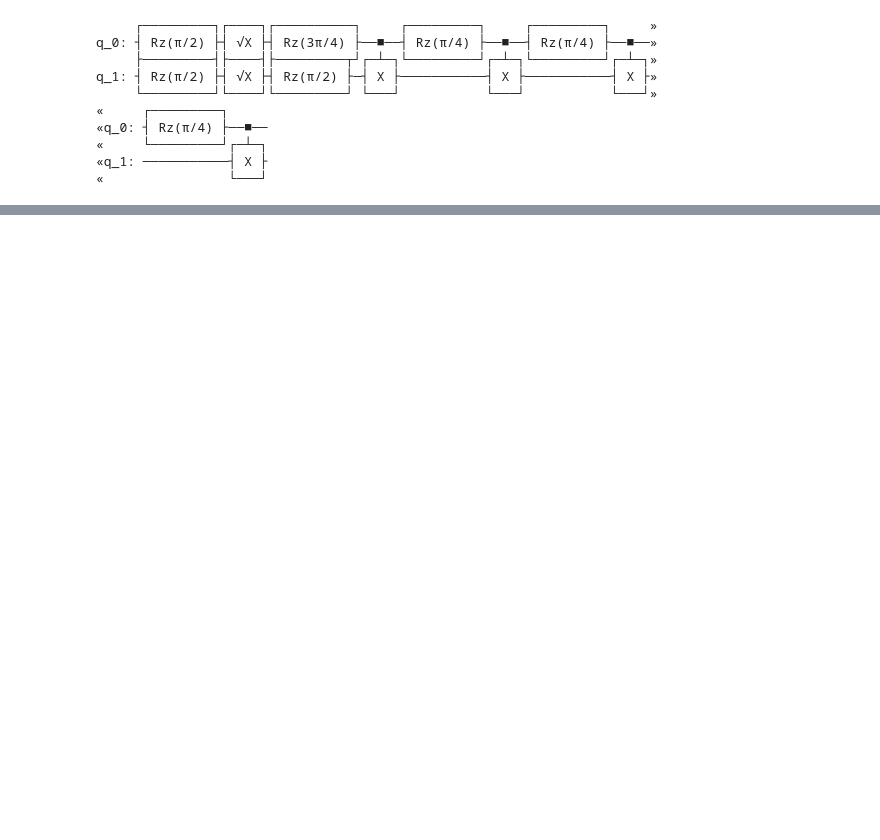
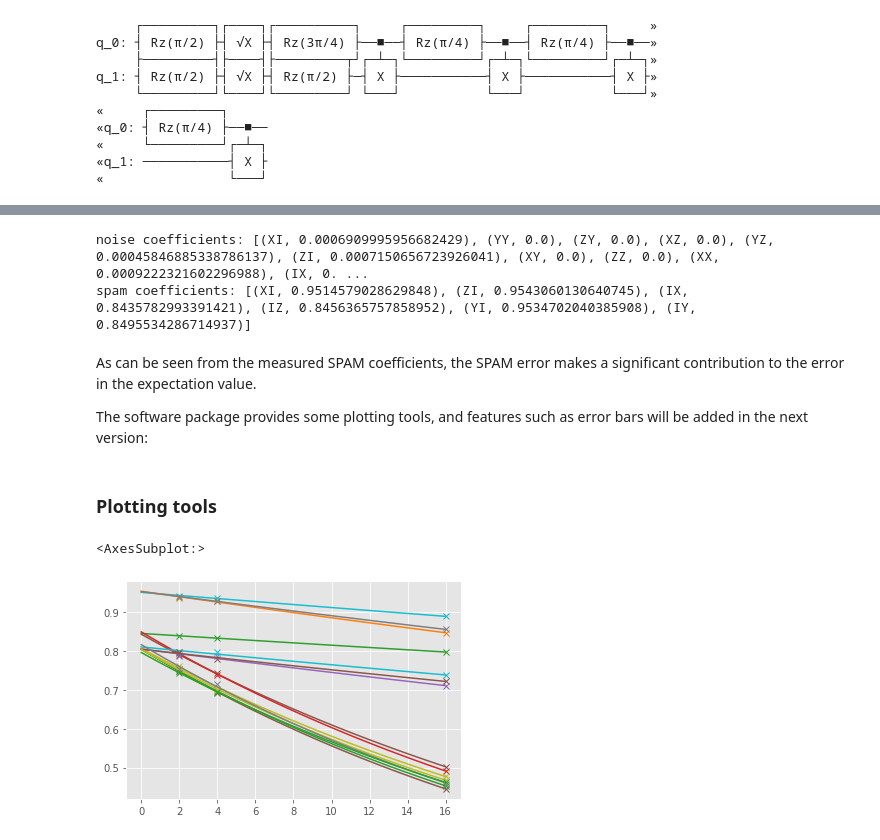
Before and after one commit to benmcdonough20/AutomatedPERTools, a Jupyter notebook: tutorial_notebooks/pauli_lindblad_per/ProcedureOverview.ipynb, the cells around one changed output, grey strips where cells are left out. Saved outputs shown, nothing was run; the diff lists cells and outputs as text; code cells hidden in the pictures; blank space fills up the shorter version.

```diff
--- a/tutorial_notebooks/pauli_lindblad_per/ProcedureOverview.ipynb
+++ b/tutorial_notebooks/pauli_lindblad_per/ProcedureOverview.ipynb
@@ -91,0 +239,20 @@ noisedataframe = experiment.analyze()
+# %%
+noisedataframe = experiment.analyze()
+print("noise coefficients:", list(noisedataframe.noisemodels.values())[0].coeffs)
+print("spam coefficients:", list(zip(noisedataframe.spam.keys(), noisedataframe.spam.values())))
+# %% [output]
+noise coefficients: [(XI, 0.0006909995956682429), (YY, 0.0), (ZY, 0.0), (XZ, 0.0), (YZ, 0.00045846885338786137), (ZI, 0.0007150656723926041), (XY, 0.0), (ZZ, 0.0), (XX, 0.0009222321602296988), (IX, 0. ...
+spam coefficients: [(XI, 0.9514579028629848), (ZI, 0.9543060130640745), (IX, 0.8435782993391421), (IZ, 0.8456365757858952), (YI, 0.9534702040385908), (IY, 0.8495534286714937)]
+# %% [markdown]
+As can be seen from the measured SPAM coefficients, the SPAM error makes a significant contribution to the error in the expectation value.
+
+The software package provides some plotting tools, and features such as error bars will be added in the next version:
+# %% [markdown]
+### Plotting tools
+# %%
+#The exponential decay shows that the channel was properly diagonalized
+layer = experiment.analysis.get_layer_data(0)
+layer.graph((0,),(1,),(0,1)) #input qubits and qubit links as tuples
+# %% [output]
+<AxesSubplot:>
+[figure, added]
```
Also changed, not shown: parts of 53 cells of this notebook, 57 other files.
